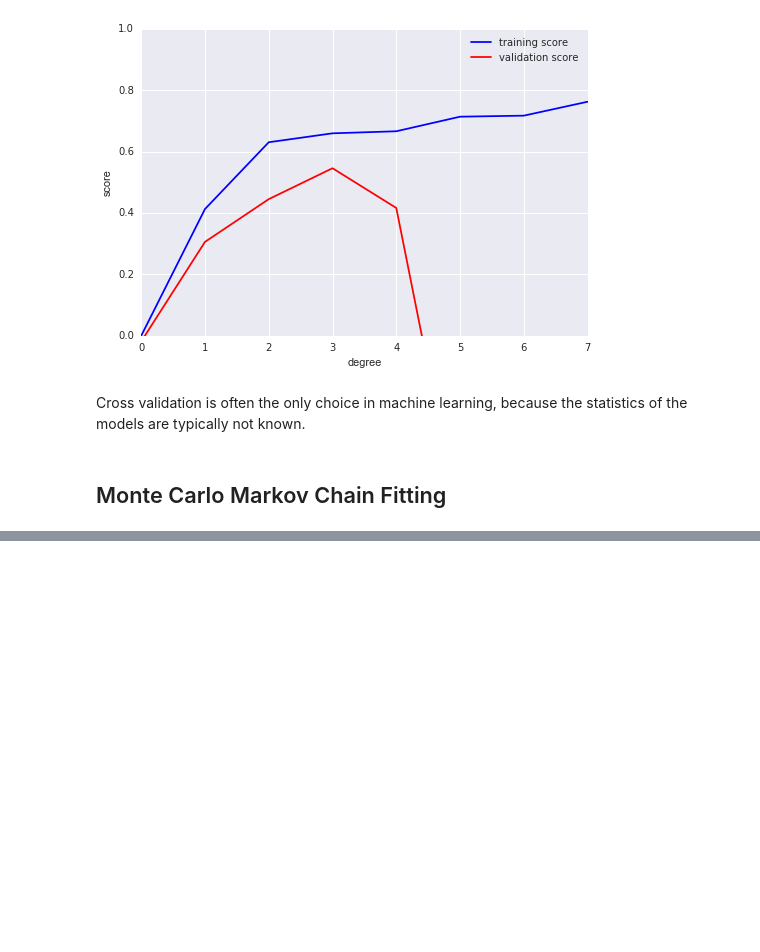
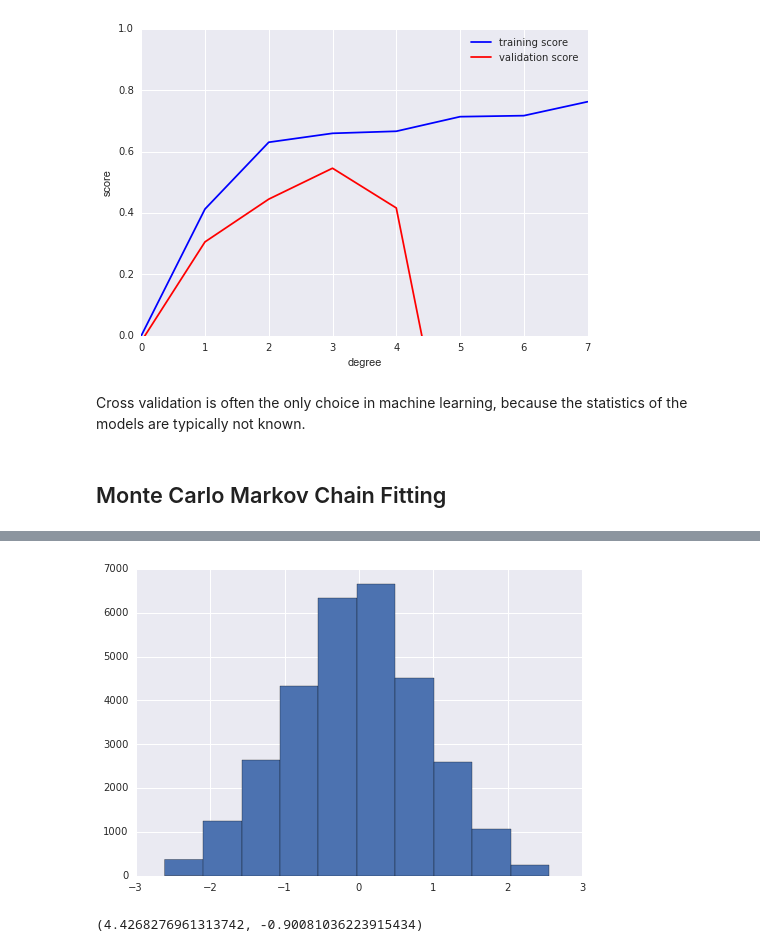
Before and after one commit to toastmaker/5bss, a Jupyter notebook: notebooks/Simple Statistics.ipynb, the cells around one changed output, grey strips where cells are left out. Cells and saved outputs as stored; diff of their text form; code cells hidden in the pictures; blank space fills up the shorter version.

```diff
--- a/notebooks/Simple Statistics.ipynb
+++ b/notebooks/Simple Statistics.ipynb
@@ -494,0 +549,22 @@ Cross validation is often the only choice in machine learning, because the stati
+# %%
+# let's try a trivial example, sampling from Gaussian of zero mean and std 1
+# the proposal function will be Gaussian with sigma = 0.05
+from scipy.stats import norm
+import random
+
+np.random.seed(1)
+
+N = 30000
+x = np.zeros(N)
+x[0] = 0.5
+sigma = 0.05
+for i in range(N-1):
+    x_c = sigma*norm.rvs() + x[i]
+    #print x[i], x_c
+    if np.random.rand() < norm.pdf(x_c)/norm.pdf(x[i]):
+        x[i+1] = x_c
+    else:
+        x[i+1] = x[i]
+plt.hist(x);
+# %% [output]
+[figure, added]
@@ -494,0 +591,4 @@ Cross validation is often the only choice in machine learning, because the stati
+# %%
+b_ls, m_ls
+# %% [output]
+(4.4268276961313742, -0.90081036223915434)
```
Also changed, not shown: parts of 34 cells of this notebook, 1 other file.
